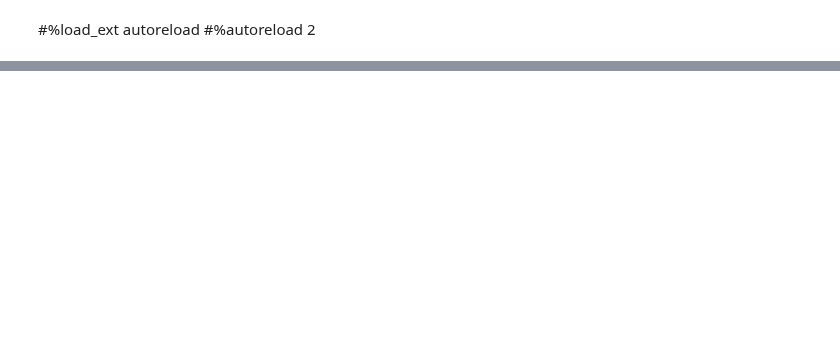
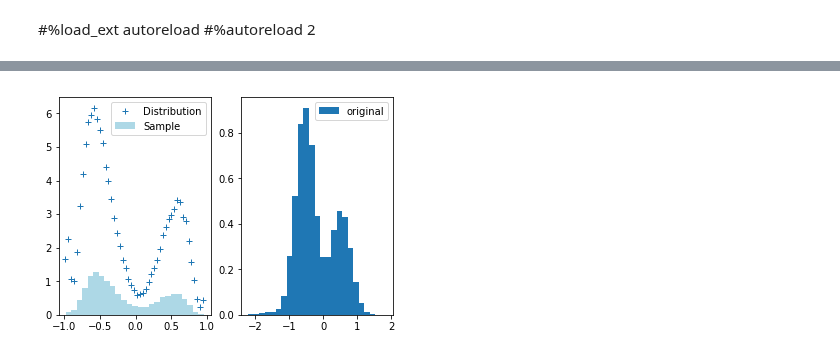
Before and after one commit to RiemannAI/theta, a Jupyter notebook: PruebasDeInit.ipynb, the cells around one changed output, grey strips where cells are left out. Saved outputs shown, nothing was run; the diff lists cells and outputs as text; code cells hidden in the pictures; blank space fills up the shorter version.

```diff
--- a/PruebasDeInit.ipynb
+++ b/PruebasDeInit.ipynb
@@ -85,8 +114,8 @@ def generate_loss(xinput):
     def target_loss(params):
         if not rtbm.set_parameters(params):
             return np.NaN
-        new_x, prob = rtbm.get_transformation(xinput.reshape(-1,1))
-        y = my_fun(new_x[:,d])
+        new_x, prob = rtbm.get_transformation(xinput.T) # tiene que entrar como (events, dimensions)
+        y = my_fun(new_x.T) # sin embargo aquí lo queremos como (dimensions, events)
         return np.sum(loss(prob, y))
 
     return target_loss
@@ -102,9 +131,9 @@ rates = np.concatenate([np.ones(population_per_rate)*mr for mr in mutation_rates
 ss = len(params_0)
 
 min_bound, max_bound = rtbm.get_bounds()
-repeats = 3
+repeats = 6
 
-with Parallel(n_jobs=32) as parallel:
+with Parallel(n_jobs=16) as parallel:
 
     best_parameters = params_0
     prev = time()
@@ -112,7 +141,7 @@ with Parallel(n_jobs=32) as parallel:
     x_input = ordered_r
     target_loss = generate_loss(x_input)
     loss_val = target_loss(best_parameters)
-    print(f"Starting loss: {loss_val}")
+    print(f"Starting loss: {loss_val:.2f}")
 
     for it in range(iterations):
 
@@ -148,14 +177,22 @@ with Parallel(n_jobs=32) as parallel:
 
         if sigma < epsilon:
             sigma = original_sigma
-            print(f"Resetting sigma, with loss: {loss_val}", end="")
+            print(f"Resetting sigma, with loss: {loss_val:.2f}", end="")
             repeats -= 1
-            break
+            #break
 
-            _, _, x_input = get_values()
+            if repeats == 3:
+                nevt *= 10
+
+            previous_best = copy.deepcopy(rtbm.get_parameters())
+
+            _, _, x_input = get_values(n=nevt)
             target_loss = generate_loss(x_input)
             loss_val = target_loss(best_parameters)
-            print(f" new loss: {loss_val}")
+            if np.isnan(loss_val):
+                import pdb
+                pdb.set_trace()
+            print(f" new loss: {loss_val:.2f}")
 
 
         if not repeats:
@@ -184,16 +220,20 @@ Resetting sigma, with loss: 149.8020155074952
 # %%
-x_post, y_post, ordered_post = get_values(n=1e4)
+x_post, y_post_all, ordered_post = get_values(n=nevt)
+y_post = y_post_all[d]
 #x_raw, y_raw = rtbm.get_transformation(x_input.reshape(-1,1))
 #x_post, y_post, ordered_post = reorder(x_raw[:,d], y_raw, x_input)
 
 
 plt.subplot(1,2,1)
-plt.hist(x_post, bins=25, density=True, color="lightblue", label="Sample")
-plt.plot(x_post, y_post, label="Distribution")
+plt.hist(x_post[d], bins=25, density=True, color="lightblue", label="Sample")
+plot_distribution(x_post[d], y_post, nbins=50)
+# plt.plot(x_post, y_post, label="Distribution")
 _ = plt.legend()
 plt.subplot(1,2,2)
-plt.hist(ordered_post, bins=25, density=True, label="original")
+plt.hist(ordered_post[d], bins=25, density=True, label="original")
 _ = plt.legend()
+# %% [output]
+[figure, added]
 # %%
 my_y_post = my_fun(x_post)
 ll_post = loss(my_y_post, y_post)
```
Also changed, not shown: parts of 6 cells of this notebook, 1 other file.
